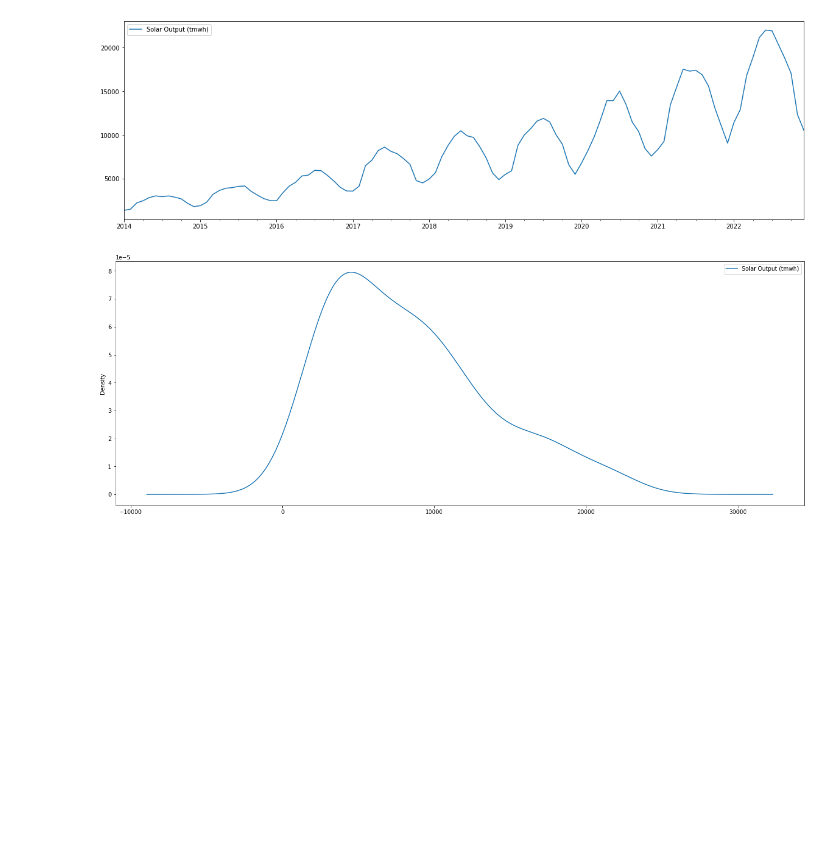
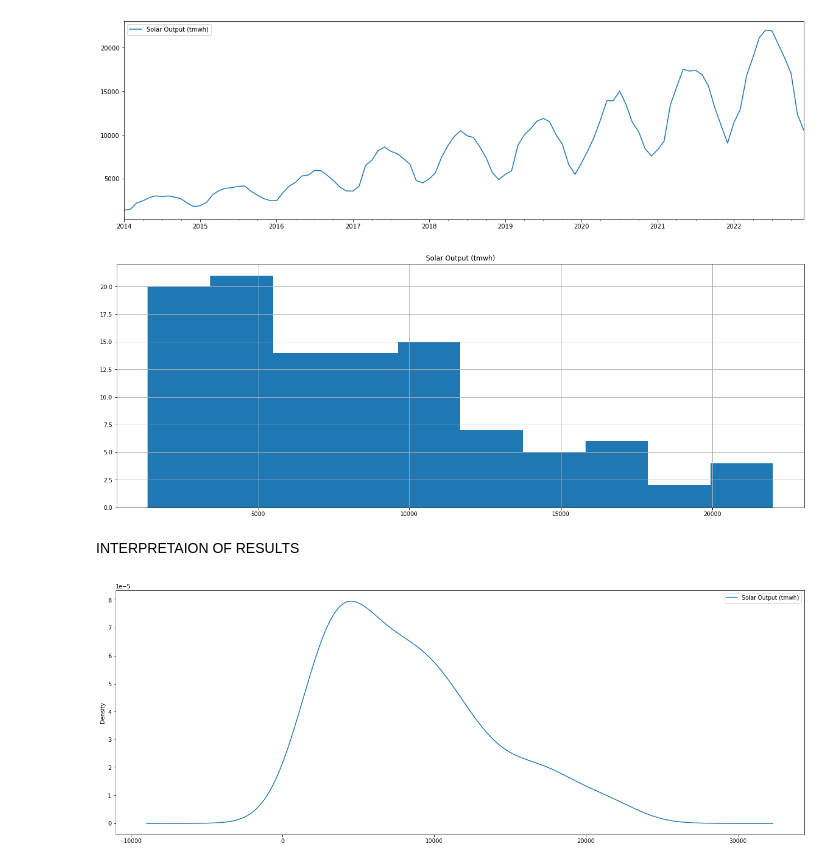
Before and after one commit to aokdata/Solar_Power_Output_Time_Series, a Jupyter notebook: Solar_Power_Output_Time_Series_Notebook.ipynb, the cells around one changed output. Cells and saved outputs as stored; diff of their text form; code cells hidden in the pictures; blank space fills up the shorter version.

```diff
--- a/Solar_Power_Output_Time_Series_Notebook.ipynb
+++ b/Solar_Power_Output_Time_Series_Notebook.ipynb
@@ -230,6 +233,13 @@ us_solar_df = us_solar_df.loc['2014-01-01':]
 us_solar_df.plot(figsize = (20,6));
 # %% [output]
 [figure]
+# %%
+# Plot a histogram for US Solar dataset
+us_solar_df.hist(figsize = (22,8), bins= 10);
+# %% [output]
+[figure, added]
+# %% [markdown]
+INTERPRETAION OF RESULTS
 # %%
 # Plot a density plot for US Solar dataset
 us_solar_df.plot(figsize = (22,8), kind='kde');
```
Also changed, not shown: parts of 83 cells of this notebook.
